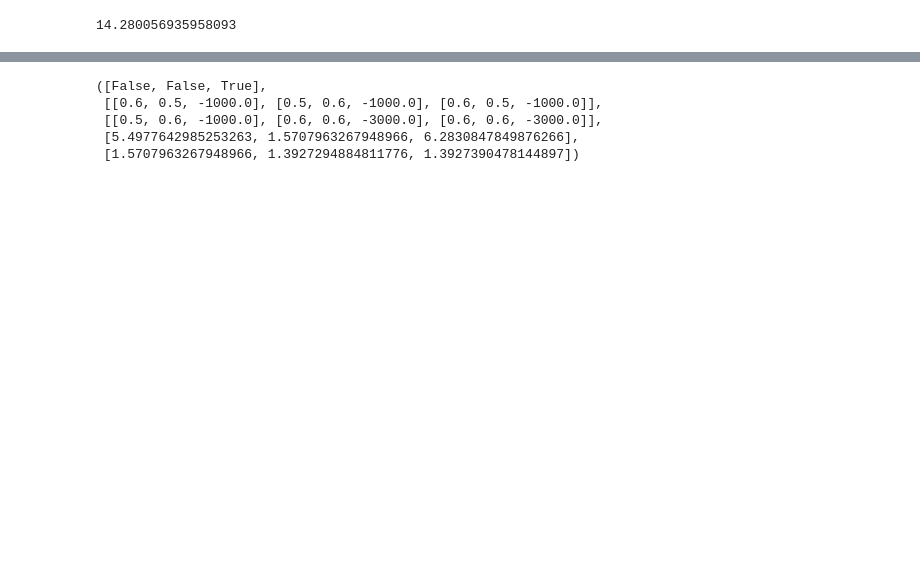
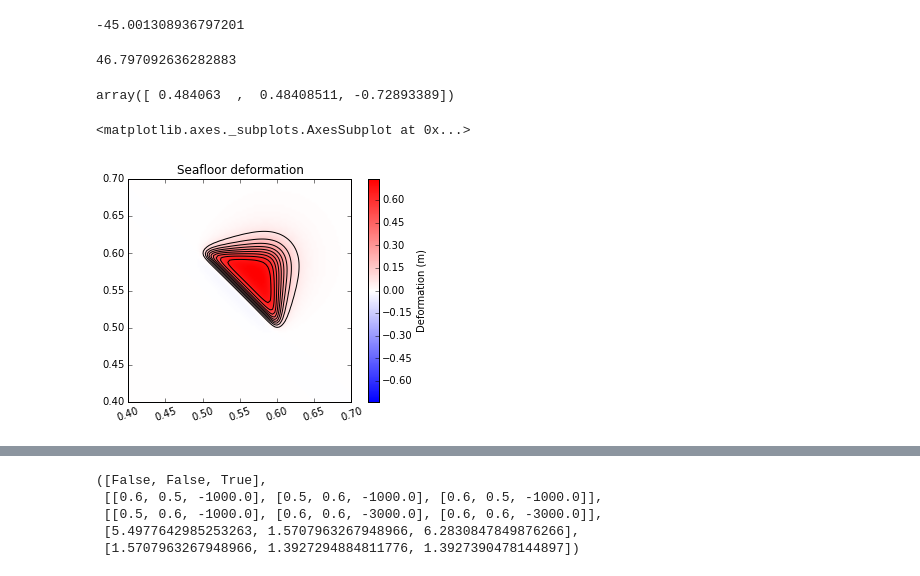
Before and after one commit to rjleveque/dtopotools_triangular_test, a Jupyter notebook: Triangular_faults_test.ipynb, the cells around one changed output, grey strips where cells are left out. Drawn from its saved outputs; the diff is of its cells as text; code cells hidden in the pictures; blank space fills up the shorter version.

```diff
--- a/Triangular_faults_test.ipynb
+++ b/Triangular_faults_test.ipynb
@@ -12,7 +13,7 @@ subfault0.slip = 1.
 subfault0.coordinate_specification = 'triangular'
 subfault0._corners = [[.6,.5,-1e3],[.5,.6,-1e3],[.6,.6,-3e3]]
 subfault0.calculate_geometry_triangles()
-subfault0.rake = 180.
+subfault0.rake = 90.
 # %%
 subfault1 = dtopotools.SubFault()
 subfault1.slip = 1.
@@ -21,5 +22,23 @@ subfault1._corners = [[.5,0.,-1e3],[0.,.5,-1e3],[.5,.5,0.]]
 subfault1.calculate_geometry_triangles()
+# %%
+subfault0.strike
+# %% [output]
+-45.001308936797201
 # %%
 subfault0.dip
 # %% [output]
-14.280056935958093
+46.797092636282883
+# %%
+subfault0._get_unit_slip_vector()
+# %% [output]
+array([ 0.484063  ,  0.48408511, -0.72893389])
+# %%
+# subfault0.rake = 270.
+subfault0.slip = 1.
+x = np.linspace(.4,.7,100)
+y = np.linspace(.4,.7,100)
+dtopo = subfault0.okada(x,y)
+dtopo.plot_dZ_colors(0.)
+# %% [output]
+<matplotlib.axes._subplots.AxesSubplot at 0x...>
+[figure, added]
```
Also changed, not shown: parts of 10 cells of this notebook.
